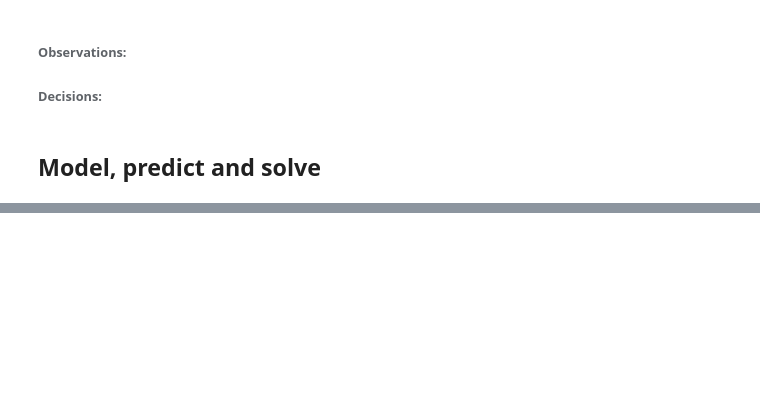
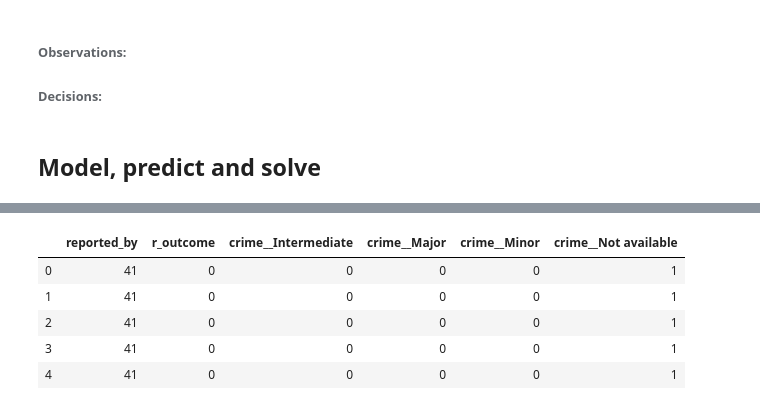
Before and after one commit to MichaelRichardson12/uk-police-notebook, a Jupyter notebook: UK Police Crime Notebook.ipynb, the cells around one changed output, grey strips where cells are left out. Drawn from its saved outputs; the diff is of its cells as text; code cells hidden in the pictures; blank space fills up the shorter version.

```diff
--- a/UK Police Crime Notebook.ipynb
+++ b/UK Police Crime Notebook.ipynb
@@ -346,0 +387,15 @@ plt.show()
+# %%
+df_model = df.copy()
+
+df_model = df_model.dropna(subset=['r_outcome'])
+df_model.reported_by = pd.Categorical(df_model.reported_by)
+df_model.r_outcome = pd.Categorical(df_model.r_outcome)
+
+df_model.reported_by = df_model.reported_by.cat.codes
+df_model.r_outcome = df_model.r_outcome.cat.codes
+
+df_model['r_crime'] = pd.Categorical(df_model['r_crime'])
+crimes = pd.get_dummies(df_model['r_crime'], prefix = 'crime_')
+df_model = pd.concat([df_model, crimes], axis=1)
+
+df_model = df_model.drop(columns=['month', 'lat', 'lng', 'location', 'outcome', 'r_crime', 'last_outcome', 'crime'])
@@ -346,0 +412,9 @@ plt.show()
+# %%
+df_model.head()
+# %% [output]
+|  | reported_by | r_outcome | crime__Intermediate | crime__Major | crime__Minor | crime__Not available |
+| 0 | 41 | 0 | 0 | 0 | 0 | 1 |
+| 1 | 41 | 0 | 0 | 0 | 0 | 1 |
+| 2 | 41 | 0 | 0 | 0 | 0 | 1 |
+| 3 | 41 | 0 | 0 | 0 | 0 | 1 |
+| 4 | 41 | 0 | 0 | 0 | 0 | 1 |
```
Also changed, not shown: parts of 13 cells of this notebook.
